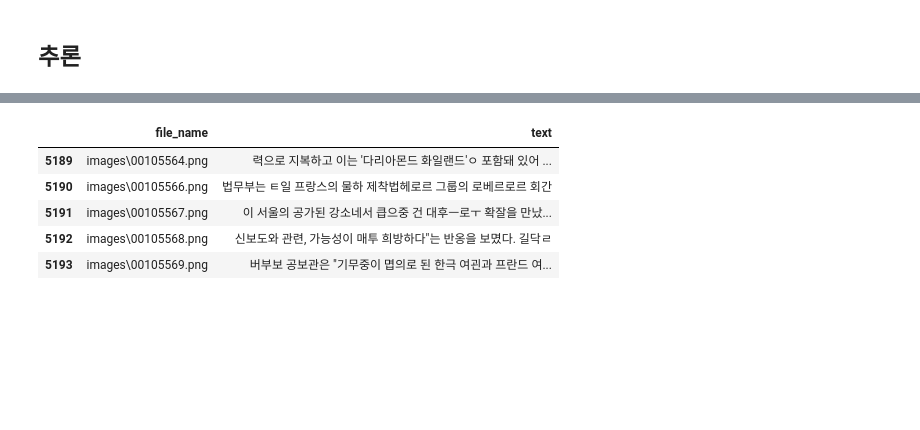
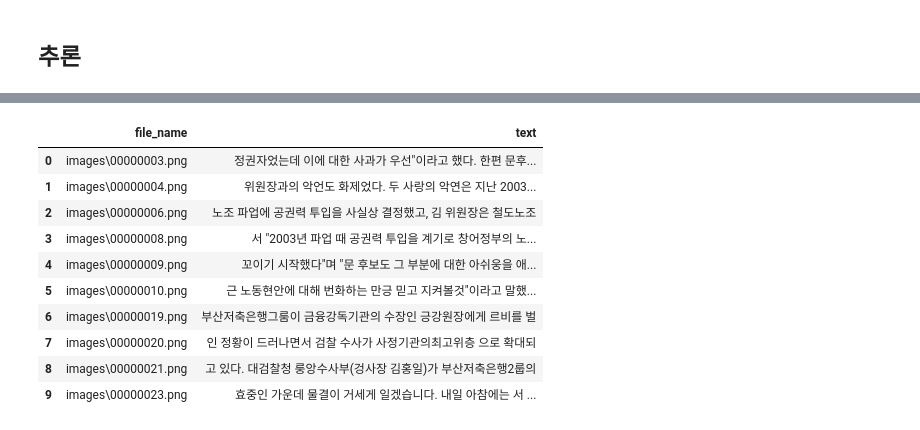
Before and after one commit to star14ms/Korean-Handwriting-Detection, a Jupyter notebook: handwritten_phoneme.ipynb, the cells around one changed output, grey strips where cells are left out. Cells and saved outputs as stored; diff of their text form; code cells hidden in the pictures; blank space fills up the shorter version.

```diff
--- a/handwritten_phoneme.ipynb
+++ b/handwritten_phoneme.ipynb
@@ -291,7 +291,7 @@ validation_dataset = CustomDataset(DATASET_PATH, phase='val')
 # 데이터 로드 파라미터
 batch = 5
 imgH = 32
-imgW = 1600
+imgW = 800
 
 # DATASET 로딩하기
 train_loader = DataLoader(train_dataset, batch_size=batch, shuffle=True, collate_fn=alignCollate(imgH=imgH, imgW=imgW))
@@ -499,8 +520,8 @@ def train(num_epochs, model, device, train_loader, val_loader, images, texts, le
 
         lr_scheduler.step()
 
-def validation(model, device, val_loader, images, texts, lengths, converter, prediction_dir):
-    image_path_list, pred_list = test(model, device, val_loader, images, texts, lengths, converter, prediction_dir)
+def validation(model, device, val_loader, images, texts, lengths, converter, prediction_dir, verbose=False):
+    image_path_list, pred_list = test(model, device, val_loader, images, texts, lengths, converter, prediction_dir, verbose=verbose)
     print('validation test finish')
 
     # 추론 점수 계산
@@ -509,12 +530,13 @@ def validation(model, device, val_loader, images, texts, lengths, converter, pre
     print('validation : {:>6f}'.format(res))
 
 
-def test(model, device, test_loader, images, texts, lengths, converter, prediction_dir) :
+def test(model, device, test_loader, images, texts, lengths, converter, prediction_dir, verbose, print_iter=500) :
     model.to(device)
     images = images.to(device)
     model.eval()
     image_path_list = test_loader.dataset.imgs
     pred_list = []
+    count = 0
     os.makedirs(os.path.join(prediction_dir), exist_ok=True)
     for i, datas in enumerate(test_loader) :
         datas, targets = datas
@@ -540,6 +562,10 @@ def test(model, device, test_loader, images, texts, lengths, converter, predicti
         else:
             pred_list.extend(pred_string)
 
+        count += len(images)
+        if verbose and count % print_iter < test_loader.batch_size:
+            print('[{}/{}]'.format(count, len(test_loader.dataset)))
+
     return image_path_list, pred_list
 # %%
 # 파라미터 지정
@@ -640,12 +690,17 @@ submit = pd.DataFrame(columns = ['file_name','text'])
 for i,img in enumerate(test_imgs):
     submit.loc[len(submit)] = [img.split('/')[-1], test_preds[i]]
 # %%
-submit.tail()
+submit.head(10)
 # %% [output]
 |  | file_name | text |
-| 5189 | images\00105564.png | 력으로 지복하고 이는 '다리아몬드 화일랜드'ㅇ 포함돼 있어 ... |
-| 5190 | images\00105566.png | 법무부는 ㅌ일 프랑스의 물하 제착법헤로르 그룹의 로베르로르 회간 |
-| 5191 | images\00105567.png | 이 서울의 공가된 강소네서 큽으중 건 대후ㅡ로ㅜ 확잘을 만났... |
-| 5192 | images\00105568.png | 신보도와 관련, 가능성이 매투 희방하다"는 반옹을 보몄다. 길닥ㄹ |
-| 5193 | images\00105569.png | 버부보 공보관은 "기무중이 몁의로 된 한극 여괸과 프란드 여... |
+| 0 | images\00000003.png | 정권자었는데 이에 대한 사과가 우선"이라고 했다. 한편 문후... |
+| 1 | images\00000004.png | 위원장과의 악언도 화제었다. 두 사랑의 악연은 지난 2003... |
+| 2 | images\00000006.png | 노조 파업에 공권력 투입을 사실상 결정했고, 김 위원장은 철도노조 |
+| 3 | images\00000008.png | 서 "2003년 파업 때 공권력 투입을 계기로 창어정부의 노... |
+| 4 | images\00000009.png | 꼬이기 시작했다"며 "문 후보도 그 부분에 대한 아쉬웅을 애... |
+| 5 | images\00000010.png | 근 노동현안에 대해 번화하는 만긍 믿고 지켜볼것"이라고 말했... |
+| 6 | images\00000019.png | 부산저축은행그룸이 금융강독기관의 수장인 긍강원장에게 르비를 벌 |
+| 7 | images\00000020.png | 인 정황이 드러나면서 검찰 수사가 사정기관의최고위층 으로 확대되 |
+| 8 | images\00000021.png | 고 있다. 대검찰청 룽앙수사부(겅사장 김홍일)가 부산저축은행2룹의 |
+| 9 | images\00000023.png | 효중인 가운데 물결이 거세게 일겠습니다. 내일 아참에는 서 ... |
 # %%
```
Also changed, not shown: parts of 6 cells of this notebook, 6 other files.
